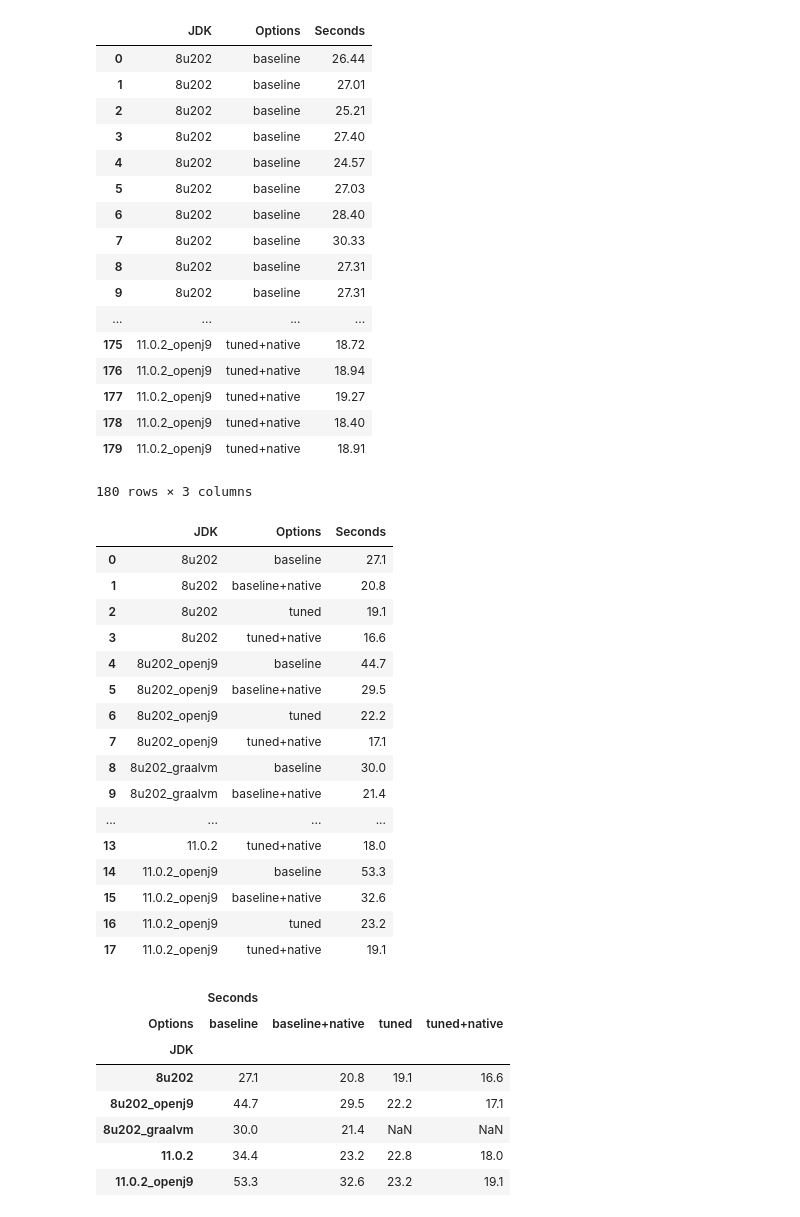
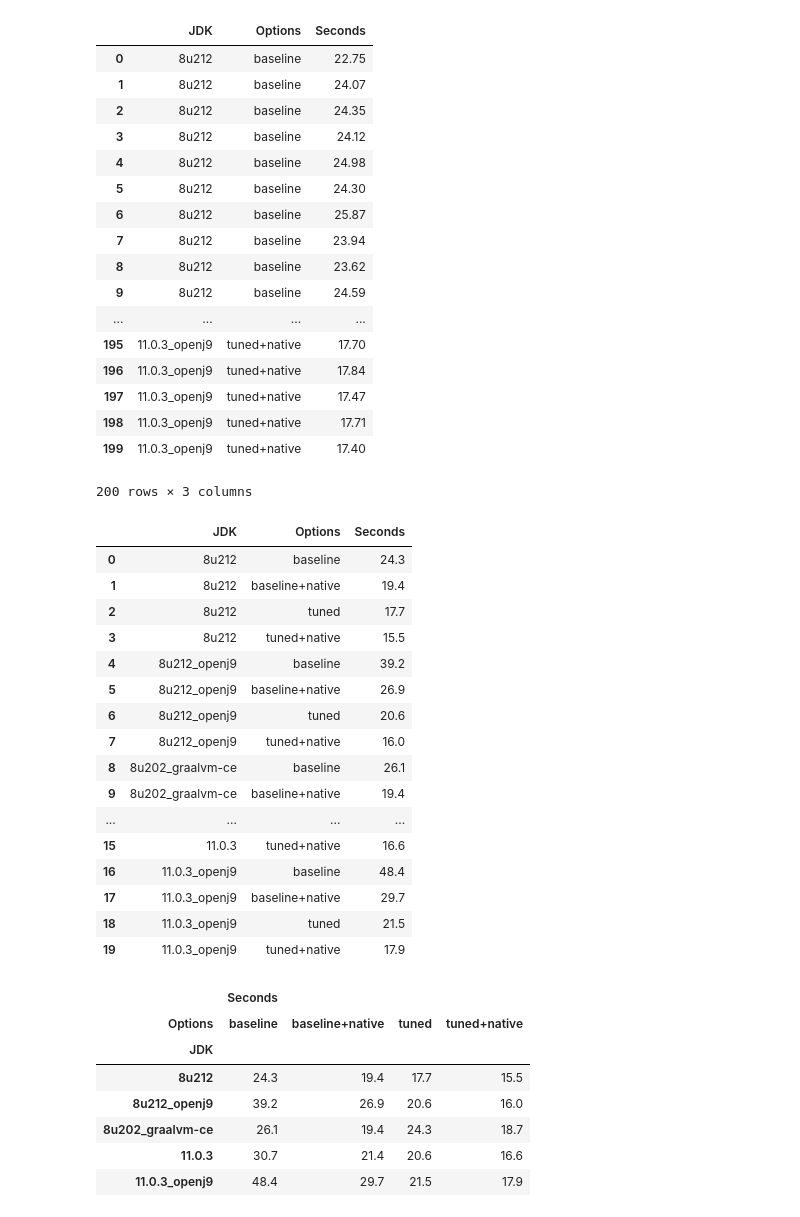
Before and after one commit to gantsign/maven-benchmarks, a Jupyter notebook: javac-native/MavenNoTestsJavacNative.ipynb, the cells around one changed output. Drawn from its saved outputs; the diff is of its cells as text; code cells hidden in the pictures.

```diff
--- a/javac-native/MavenNoTestsJavacNative.ipynb
+++ b/javac-native/MavenNoTestsJavacNative.ipynb
@@ -1,53 +1,53 @@
 # %%
 import pandas as pd
 import plotly
 import plotly.graph_objs as go
 
 plotly.offline.init_notebook_mode()
 
-df = pd.read_csv("mvn_notests_results.csv", header=None, names=["JDK", "Options", "Seconds"])
+df = pd.read_csv("mvn_no_tests_results.csv", header=None, names=["JDK", "Options", "Seconds"])
 df
 # %% [output]
 [interactive output not drawn]
 |  | JDK | Options | Seconds |
-| 0 | 8u202 | baseline | 26.44 |
-| 1 | 8u202 | baseline | 27.01 |
-| 2 | 8u202 | baseline | 25.21 |
-| 3 | 8u202 | baseline | 27.40 |
-| 4 | 8u202 | baseline | 24.57 |
-| 5 | 8u202 | baseline | 27.03 |
-| 6 | 8u202 | baseline | 28.40 |
-| 7 | 8u202 | baseline | 30.33 |
-| 8 | 8u202 | baseline | 27.31 |
-| 9 | 8u202 | baseline | 27.31 |
+| 0 | 8u212 | baseline | 22.75 |
+| 1 | 8u212 | baseline | 24.07 |
+| 2 | 8u212 | baseline | 24.35 |
+| 3 | 8u212 | baseline | 24.12 |
+| 4 | 8u212 | baseline | 24.98 |
+| 5 | 8u212 | baseline | 24.30 |
+| 6 | 8u212 | baseline | 25.87 |
+| 7 | 8u212 | baseline | 23.94 |
+| 8 | 8u212 | baseline | 23.62 |
+| 9 | 8u212 | baseline | 24.59 |
 | ... | ... | ... | ... |
-| 175 | 11.0.2_openj9 | tuned+native | 18.72 |
-| 176 | 11.0.2_openj9 | tuned+native | 18.94 |
-| 177 | 11.0.2_openj9 | tuned+native | 19.27 |
-| 178 | 11.0.2_openj9 | tuned+native | 18.40 |
-| 179 | 11.0.2_openj9 | tuned+native | 18.91 |
+| 195 | 11.0.3_openj9 | tuned+native | 17.70 |
+| 196 | 11.0.3_openj9 | tuned+native | 17.84 |
+| 197 | 11.0.3_openj9 | tuned+native | 17.47 |
+| 198 | 11.0.3_openj9 | tuned+native | 17.71 |
+| 199 | 11.0.3_openj9 | tuned+native | 17.40 |
-180 rows × 3 columns
+200 rows × 3 columns
 # %%
 stats_df = df.groupby(["JDK", "Options"], sort=False, as_index=False).mean().round(1)
 stats_df
 # %% [output]
 |  | JDK | Options | Seconds |
-| 0 | 8u202 | baseline | 27.1 |
-| 1 | 8u202 | baseline+native | 20.8 |
-| 2 | 8u202 | tuned | 19.1 |
-| 3 | 8u202 | tuned+native | 16.6 |
-| 4 | 8u202_openj9 | baseline | 44.7 |
-| 5 | 8u202_openj9 | baseline+native | 29.5 |
-| 6 | 8u202_openj9 | tuned | 22.2 |
-| 7 | 8u202_openj9 | tuned+native | 17.1 |
-| 8 | 8u202_graalvm | baseline | 30.0 |
-| 9 | 8u202_graalvm | baseline+native | 21.4 |
+| 0 | 8u212 | baseline | 24.3 |
+| 1 | 8u212 | baseline+native | 19.4 |
+| 2 | 8u212 | tuned | 17.7 |
+| 3 | 8u212 | tuned+native | 15.5 |
+| 4 | 8u212_openj9 | baseline | 39.2 |
+| 5 | 8u212_openj9 | baseline+native | 26.9 |
+| 6 | 8u212_openj9 | tuned | 20.6 |
+| 7 | 8u212_openj9 | tuned+native | 16.0 |
+| 8 | 8u202_graalvm-ce | baseline | 26.1 |
+| 9 | 8u202_graalvm-ce | baseline+native | 19.4 |
 | ... | ... | ... | ... |
-| 13 | 11.0.2 | tuned+native | 18.0 |
-| 14 | 11.0.2_openj9 | baseline | 53.3 |
-| 15 | 11.0.2_openj9 | baseline+native | 32.6 |
-| 16 | 11.0.2_openj9 | tuned | 23.2 |
-| 17 | 11.0.2_openj9 | tuned+native | 19.1 |
+| 15 | 11.0.3 | tuned+native | 16.6 |
+| 16 | 11.0.3_openj9 | baseline | 48.4 |
+| 17 | 11.0.3_openj9 | baseline+native | 29.7 |
+| 18 | 11.0.3_openj9 | tuned | 21.5 |
+| 19 | 11.0.3_openj9 | tuned+native | 17.9 |
 # %%
 summary_df = stats_df[stats_df["Options"].isin(["baseline", "baseline+native", "tuned", "tuned+native"])]
 summary_df = summary_df.set_index("JDK")
@@ -59,11 +59,11 @@ summary_df
 |  | Seconds |  |  |  |
 | Options | baseline | baseline+native | tuned | tuned+native |
 | JDK |  |  |  |  |
-| 8u202 | 27.1 | 20.8 | 19.1 | 16.6 |
-| 8u202_openj9 | 44.7 | 29.5 | 22.2 | 17.1 |
-| 8u202_graalvm | 30.0 | 21.4 | NaN | NaN |
-| 11.0.2 | 34.4 | 23.2 | 22.8 | 18.0 |
-| 11.0.2_openj9 | 53.3 | 32.6 | 23.2 | 19.1 |
+| 8u212 | 24.3 | 19.4 | 17.7 | 15.5 |
+| 8u212_openj9 | 39.2 | 26.9 | 20.6 | 16.0 |
+| 8u202_graalvm-ce | 26.1 | 19.4 | 24.3 | 18.7 |
+| 11.0.3 | 30.7 | 21.4 | 20.6 | 16.6 |
+| 11.0.3_openj9 | 48.4 | 29.7 | 21.5 | 17.9 |
 # %%
 data = [
     go.Bar(
```
Also changed, not shown: 14 other files.
